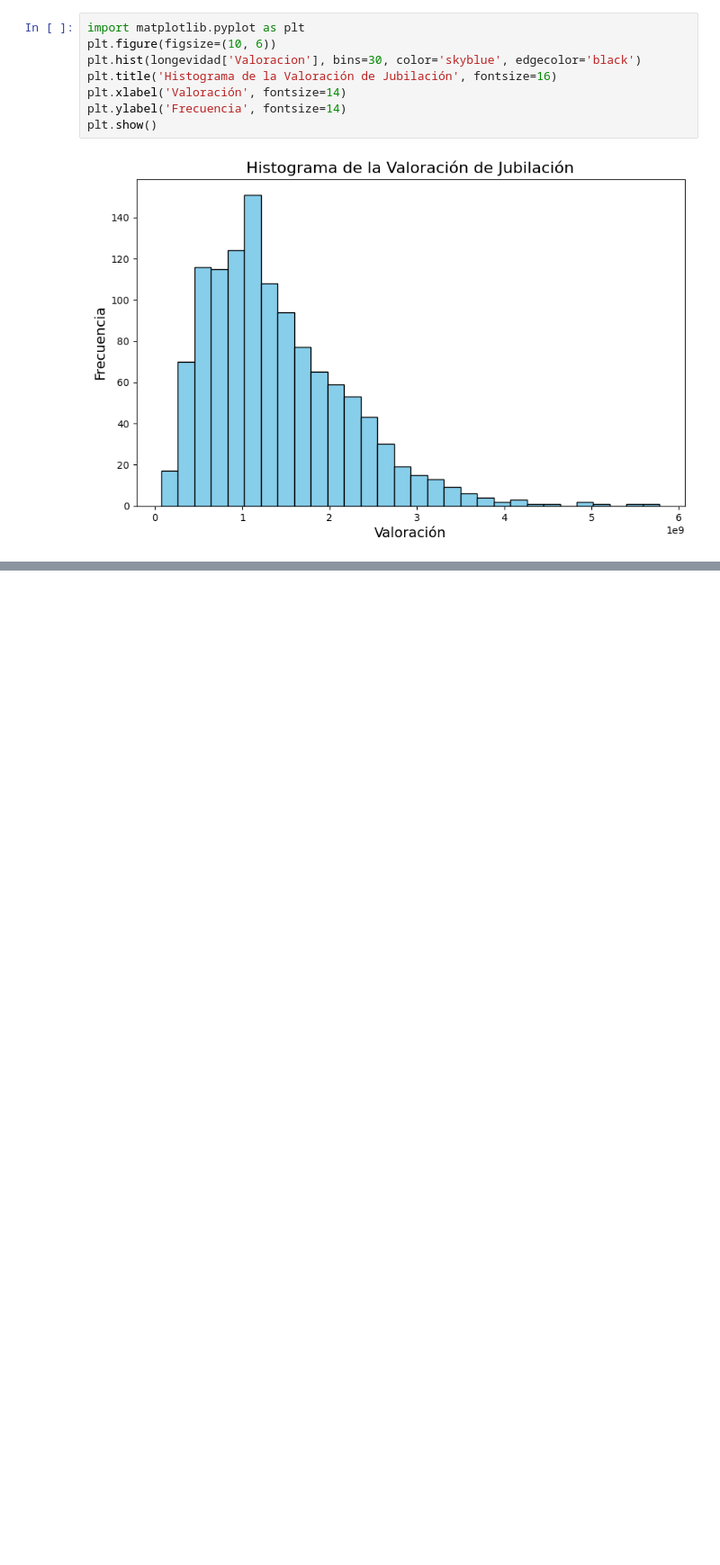
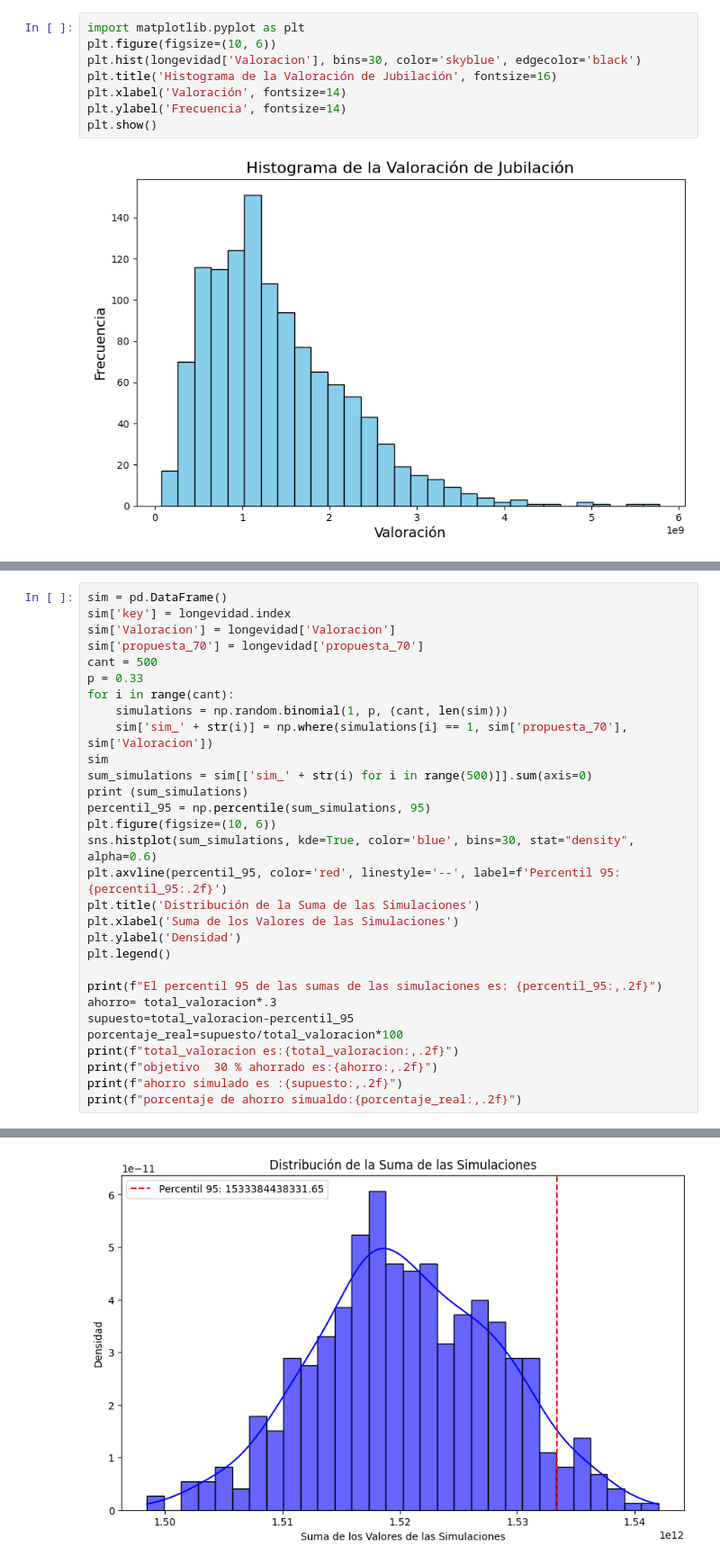
Before and after one commit to mateocivil10/pj_sa_202402, a Jupyter notebook: NOTEBOOKS/proyecto_clase_4.ipynb, the cells around one changed output, grey strips where cells are left out. Shown at 90% size. Saved outputs shown, nothing was run; the diff lists cells and outputs as text; blank space fills up the shorter version.

```diff
--- a/NOTEBOOKS/proyecto_clase_4.ipynb
+++ b/NOTEBOOKS/proyecto_clase_4.ipynb
@@ -158,0 +259,31 @@ plt.show()
+# %%
+sim = pd.DataFrame()
+sim['key'] = longevidad.index
+sim['Valoracion'] = longevidad['Valoracion']
+sim['propuesta_70'] = longevidad['propuesta_70']
+cant = 500
+p = 0.33
+for i in range(cant):
+    simulations = np.random.binomial(1, p, (cant, len(sim)))
+    sim['sim_' + str(i)] = np.where(simulations[i] == 1, sim['propuesta_70'], sim['Valoracion'])
+sim
+sum_simulations = sim[['sim_' + str(i) for i in range(500)]].sum(axis=0)
+print (sum_simulations)
+percentil_95 = np.percentile(sum_simulations, 95)
+plt.figure(figsize=(10, 6))
+sns.histplot(sum_simulations, kde=True, color='blue', bins=30, stat="density", alpha=0.6)
+plt.axvline(percentil_95, color='red', linestyle='--', label=f'Percentil 95: {percentil_95:.2f}')
+plt.title('Distribución de la Suma de las Simulaciones')
+plt.xlabel('Suma de los Valores de las Simulaciones')
+plt.ylabel('Densidad')
+plt.legend()
+
+print(f"El percentil 95 de las sumas de las simulaciones es: {percentil_95:,.2f}")
+ahorro= total_valoracion*.3
+supuesto=total_valoracion-percentil_95
+porcentaje_real=supuesto/total_valoracion*100
+print(f"total_valoracion es:{total_valoracion:,.2f}")
+print(f"objetivo  30 % ahorrado es:{ahorro:,.2f}")
+print(f"ahorro simulado es :{supuesto:,.2f}")
+print(f"porcentaje de ahorro simualdo:{porcentaje_real:,.2f}")
+# %% [output]
@@ -158,0 +307 @@ plt.show()
+[figure, added]
```
Also changed, not shown: parts of 6 cells of this notebook, 3 other files.
